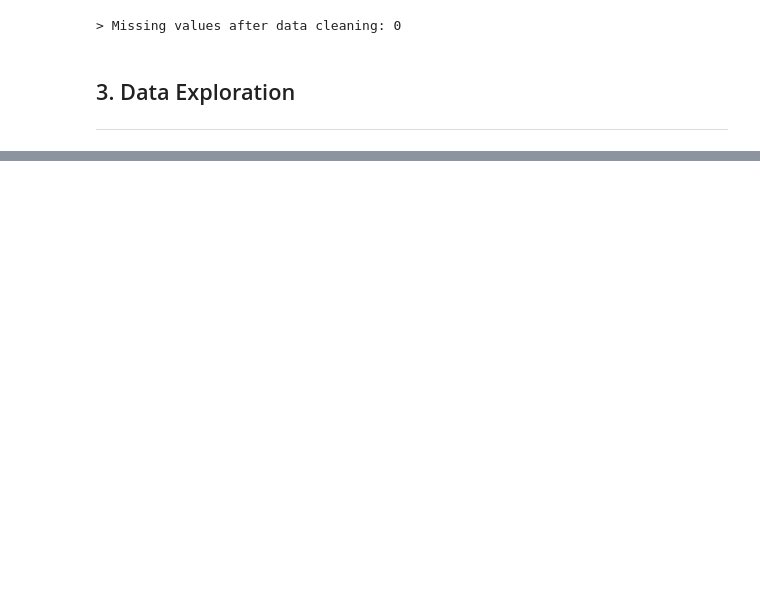
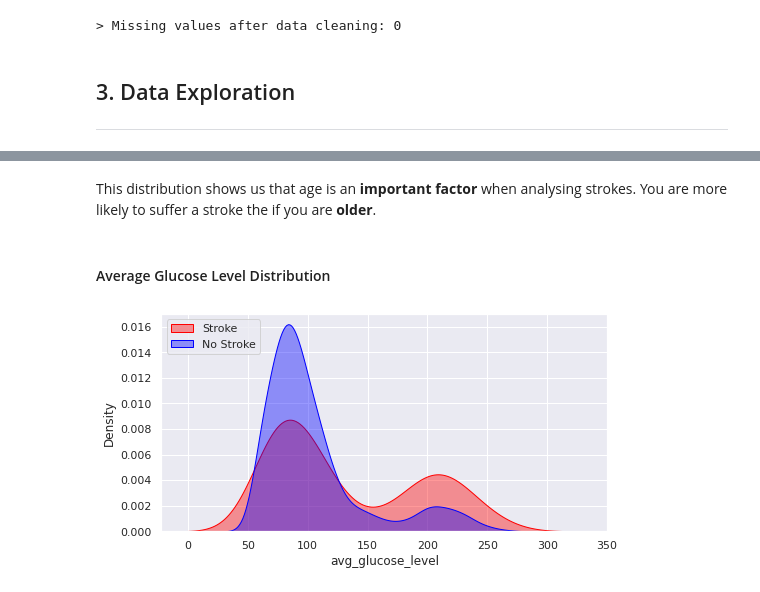
Before and after one commit to kimurarh/stroke-prediction, a Jupyter notebook: Stroke Exploratory Analysis.ipynb, the cells around one changed output, grey strips where cells are left out. Cells and saved outputs as stored; diff of their text form; code cells hidden in the pictures; blank space fills up the shorter version.

```diff
--- a/Stroke Exploratory Analysis.ipynb
+++ b/Stroke Exploratory Analysis.ipynb
@@ -99,0 +155,12 @@ ___
+# %% [markdown]
+This distribution shows us that age is an **important factor** when analysing strokes. You are more likely to suffer a stroke the if you are **older**.
+# %% [markdown]
+#### Average Glucose Level Distribution
+# %%
+plt.figure(figsize=(8, 4))
+ax = sns.kdeplot(df_stroke['avg_glucose_level'], shade=True, color='red', alpha=0.4, label='Stroke')
+ax = sns.kdeplot(df_nostroke['avg_glucose_level'], shade=True, color='blue', alpha=0.4, label='No Stroke')
+ax.legend(loc='upper left')
+plt.show()
+# %% [output]
+[figure, added]
```
Also changed, not shown: parts of 46 cells of this notebook.
